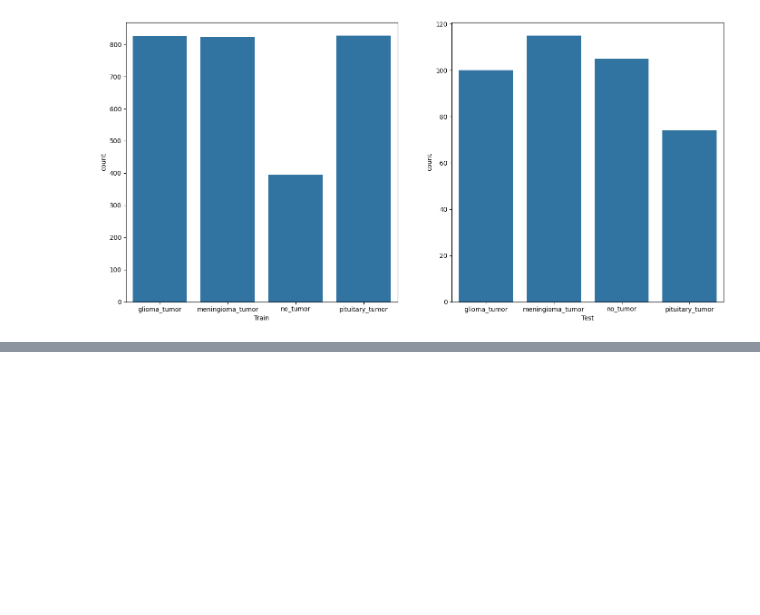
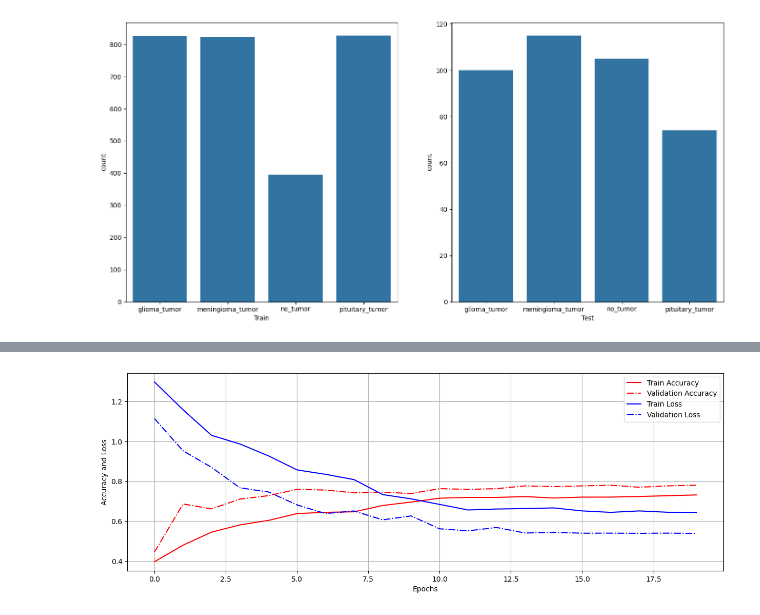
Before and after one commit to Oikiy/Brain_tumor_remote, a Jupyter notebook: Notebook.ipynb, the cells around one changed output, grey strips where cells are left out. Cells and saved outputs as stored; diff of their text form; code cells hidden in the pictures; blank space fills up the shorter version.

```diff
--- a/Notebook.ipynb
+++ b/Notebook.ipynb
@@ -269,0 +201,8 @@ train_x.shape, train_y.shape, val_x.shape, val_y.shape
+# %%
+img_datagen = ImageDataGenerator(
+rotation_range=30,
+width_shift_range=0.1,
+height_shift_range=0.1,
+zoom_range=0.2,
+horizontal_flip=True
+)
@@ -269,0 +294,11 @@ train_x.shape, train_y.shape, val_x.shape, val_y.shape
+# %%
+# Normalize the images
+train_img = train_img/255
+test_img = test_img/255
+
+# Shuffle the data (Shuffling the data is important as the data is ordered)
+from sklearn.utils import shuffle
+train_img, train_labels = shuffle(train_img, train_labels, random_state=42)
+
+# Split the training data into training and validation data
+X_train, X_val, y_train, y_val = train_test_split(np.array(train_img), np.array(train_labels), test_size = 0.1)
@@ -269,0 +409,35 @@ train_x.shape, train_y.shape, val_x.shape, val_y.shape
+# %%
+from keras.utils import plot_model
+import visualkeras
+
+# 5.1.a Define a directory to save the model
+model_1_dir = 'model_1.keras'
+history_1_dir = 'history_1.csv'
+
+# 5.1.b Define the model architecture
+model_1 = tf.keras.Sequential(
+    [
+      tf.keras.layers.Conv2D(kernel_size=(5,5) ,filters=32, activation='relu', padding='same',input_shape=(img_size, img_size, 3)),
+      tf.keras.layers.MaxPool2D(pool_size=(2,2)),
+
+      tf.keras.layers.Conv2D(kernel_size=(3,3),filters=32, activation='relu', padding='same'),
+      tf.keras.layers.MaxPool2D(pool_size=(2,2)),
+
+      tf.keras.layers.Conv2D(kernel_size=(3,3) ,filters=32, activation='relu', padding='same'),
+      tf.keras.layers.MaxPool2D(pool_size=(2,2)),
+
+      tf.keras.layers.Conv2D(kernel_size=(3,3) ,filters=64, activation='relu', padding='same'),
+      tf.keras.layers.MaxPool2D(pool_size=(2,2)),
+
+      tf.keras.layers.Flatten(),
+      tf.keras.layers.Dense(128, activation='relu'),
+      tf.keras.layers.Dropout(rate=0.5),
+      tf.keras.layers.Dense(4, activation='sigmoid')
+  ])
+
+# 5.1.c Execute the model
+model_1, history_1 = modelEXE(model_1_dir, history_1_dir, model_1, X_train, y_train, X_val, y_val)
+
+# 5.1.d Plot the history
+plot_history(history_1)
+# %% [output]
@@ -269,0 +445 @@ train_x.shape, train_y.shape, val_x.shape, val_y.shape
+[figure, added]
```
Also changed, not shown: parts of 64 cells of this notebook, 12 other files.
